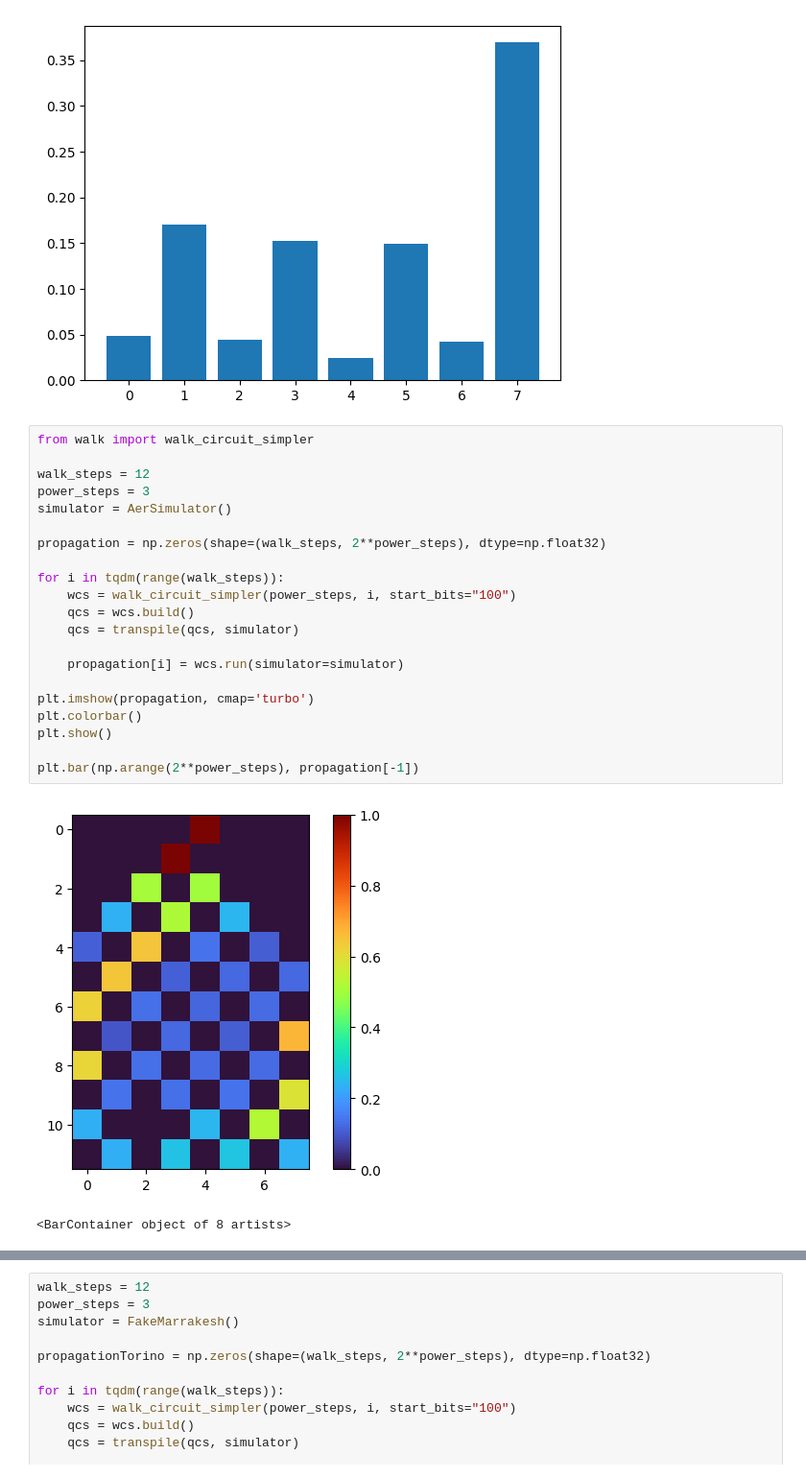
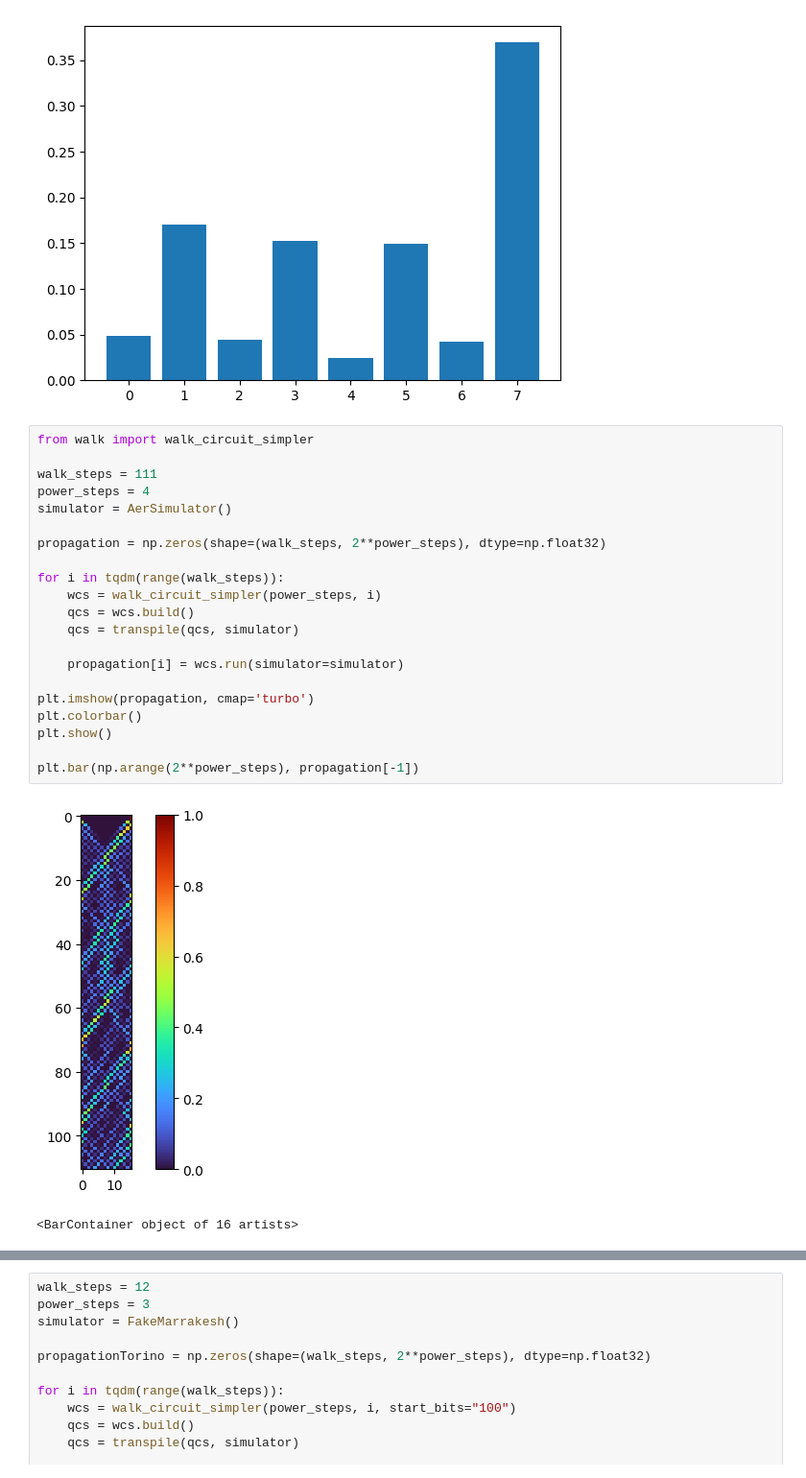
Before and after one commit to filipkojro/qw-defects, a Jupyter notebook: tests.ipynb, the cells around one changed output, grey strips where cells are left out. Shown at 96% size. Drawn from its saved outputs; the diff is of its cells as text.

```diff
--- a/tests.ipynb
+++ b/tests.ipynb
@@ -413,24 +413,24 @@ plt.show()
 # %%
 from walk import walk_circuit_simpler
 
-walk_steps = 12
-power_steps = 3
+walk_steps = 111
+power_steps = 4
 simulator = AerSimulator()
 
 propagation = np.zeros(shape=(walk_steps, 2**power_steps), dtype=np.float32)
 
 for i in tqdm(range(walk_steps)):
-    wcs = walk_circuit_simpler(power_steps, i, start_bits="100")
+    wcs = walk_circuit_simpler(power_steps, i)
     qcs = wcs.build()
     qcs = transpile(qcs, simulator)
 
     propagation[i] = wcs.run(simulator=simulator)
 
 plt.imshow(propagation, cmap='turbo')
 plt.colorbar()
 plt.show()
 
 plt.bar(np.arange(2**power_steps), propagation[-1])
 # %% [output]
-[figure, old version]
+[figure, new version]
-<BarContainer object of 8 artists>
+<BarContainer object of 16 artists>
```
Also changed, not shown: parts of 3 cells of this notebook, 7 other files.
